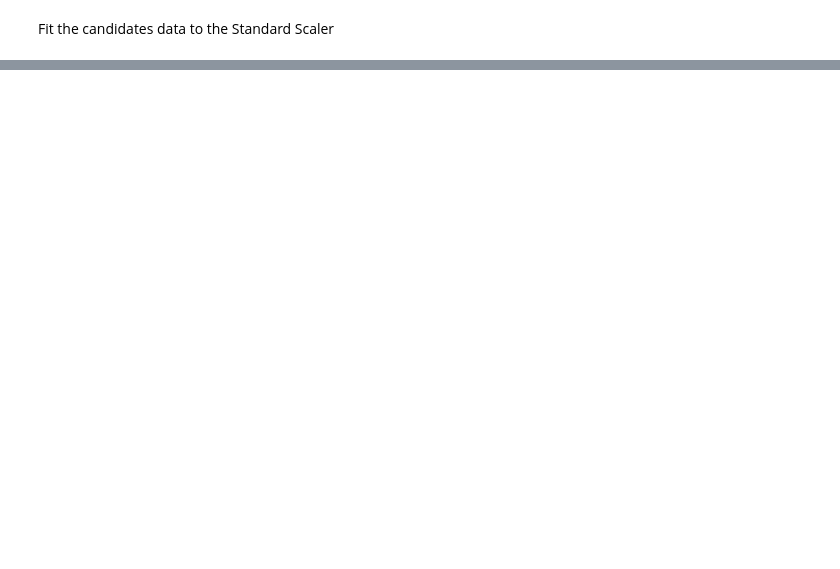
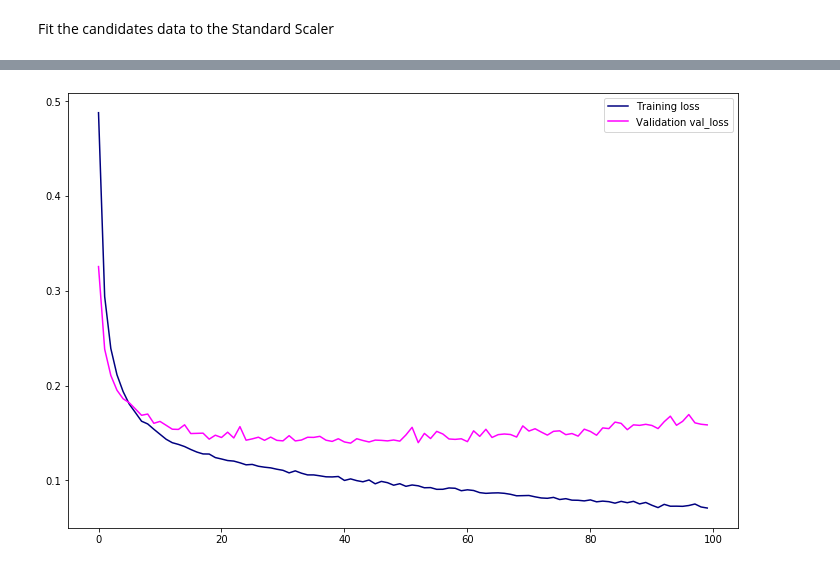
Before and after one commit to MattPat1981/exoplanet_alpha_models, a Jupyter notebook: code/KOI_EDA.ipynb, the cells around one changed output, grey strips where cells are left out. Cells and saved outputs as stored; diff of their text form; code cells hidden in the pictures; blank space fills up the shorter version.

```diff
--- a/code/KOI_EDA.ipynb
+++ b/code/KOI_EDA.ipynb
@@ -154,5 +159,5 @@ def kepler_data_split(dataframe):
 # %%
-X_train, X_train_sc, X_val, X_val_sc, y_train, y_val = kepler_data_split(df)
+X_train, X_train_sc, X_val, X_val_sc, y_train, y_val = dude.scaled_data_split(dataframe=df, target='koi_disposition')
 # %%
 rf = RandomForestClassifier()
 rf.fit(X_train_sc, y_train)
@@ -198,0 +241,22 @@ Name: exoplanet, dtype: int64
+# %%
+# Use the same RNN that we built prior as a "baseline",
+# but change the first layer to have the same number of
+# nodes as input features
+
+rnn = Sequential()
+rnn.add(Dense(36, input_dim=X_train.shape[1], activation='relu'))
+rnn.add(Dense(16, activation='relu'))
+rnn.add(Dense(1, activation='sigmoid'))
+
+rnn.compile(loss='binary_crossentropy',
+              optimizer='adam',
+              metrics=['acc']) # loss = 'bce'
+
+history_rnn = rnn.fit(
+    X_train_sc,
+    y_train,
+    validation_data=(X_val_sc, y_val),
+    epochs=100,
+    batch_size=None,
+    verbose=2
+)
@@ -198,0 +281,15 @@ Name: exoplanet, dtype: int64
+# %%
+# base code From Matt Brems, Tim Book, and Justin Pounders
+# improved by Matt Paterson
+def display_metrics(model_name, metric):
+    train_loss = model_name.history[metric]
+    test_loss = model_name.history['val_' + metric]
+
+    plt.figure(figsize=(12, 8))
+    plt.plot(train_loss, label='Training ' + metric, color='navy')
+    plt.plot(test_loss, label='Validation val_' + metric, color='fuchsia')
+    plt.legend();
+# %%
+display_metrics(history_rnn, 'loss')
+# %% [output]
+[figure, added]
```
Also changed, not shown: parts of 19 cells of this notebook, 1 other file.
